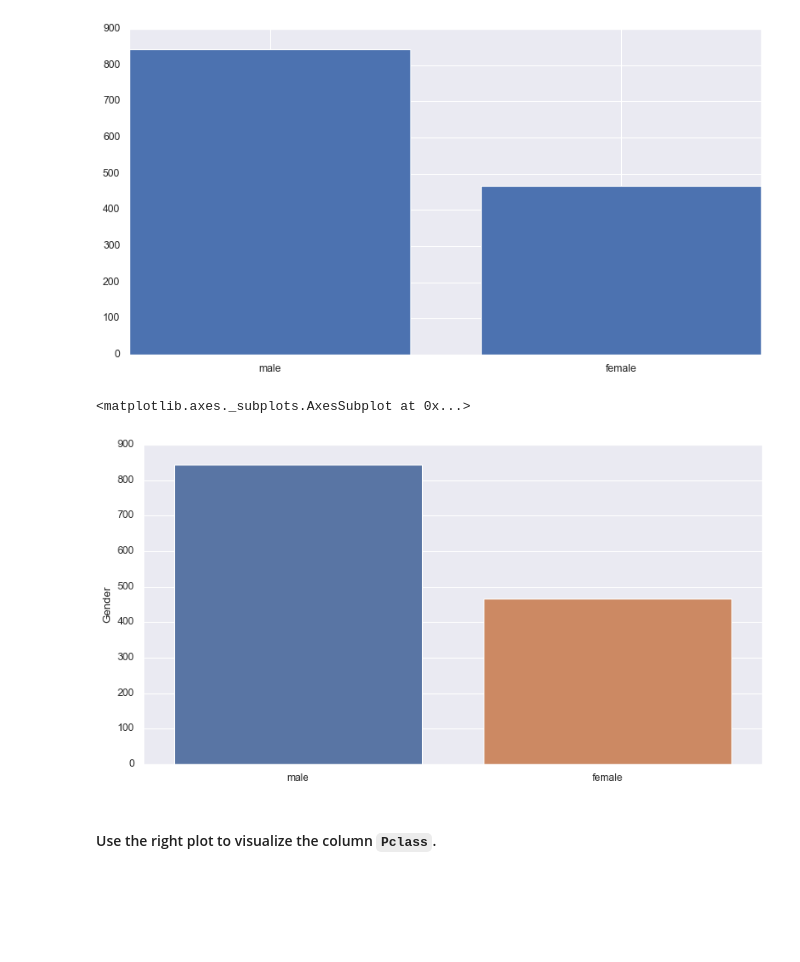
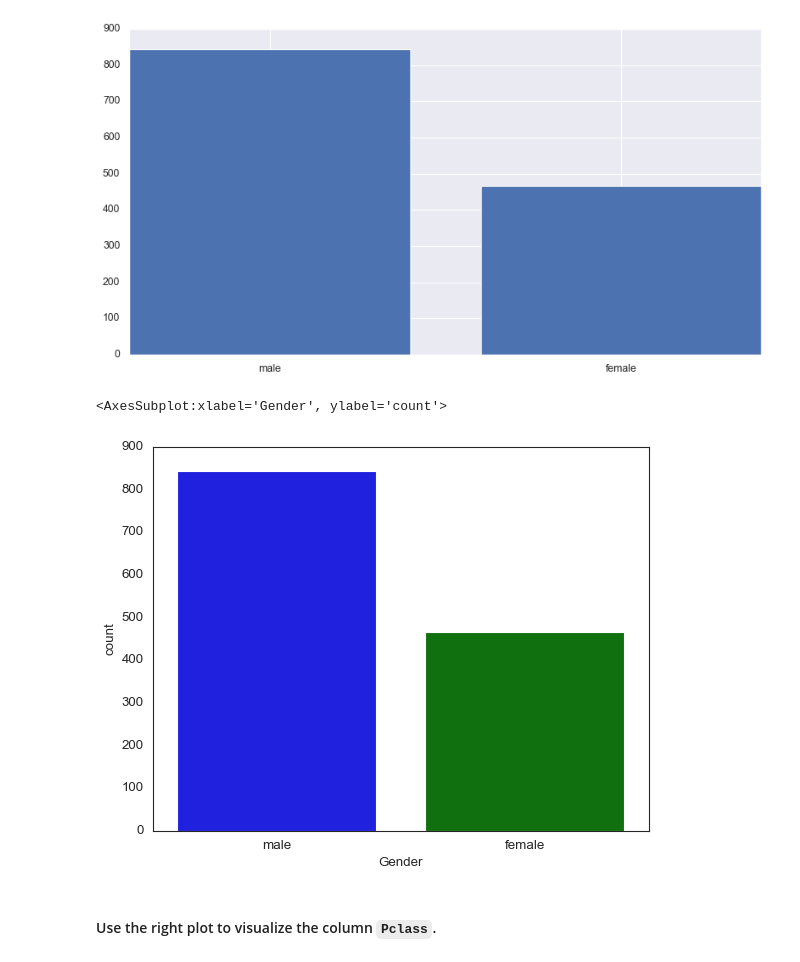
Before and after one commit to ta-data-remote/lab-matplotlib-seaborn, a Jupyter notebook: your-code/main.ipynb, the cells around one changed output. Drawn from its saved outputs; the diff is of its cells as text; code cells hidden in the pictures; blank space fills up the shorter version.

```diff
--- a/your-code/main.ipynb
+++ b/your-code/main.ipynb
@@ -104,0 +195,6 @@ How the average number of steps change by month. Use the appropriate visualizati
+# %%
+# your code here
+titanic_db = pd.read_csv('/Users/timeisenmenger/Desktop/Ironhack /Week5/Week5-Lab4/lab-matplotlib-seaborn/Datasets as CSV/titanic.csv')
+titanic = titanic_db.copy()
+
+titanic.head()
@@ -138,3 +274,7 @@ Index(['Name', 'Gender', 'Ticket', 'Cabin', 'Embarked'], dtype='object')
 **Hint**: To set the style you can use matplotlib or seaborn functions. Do some research on the matter.
 # %%
 # your code here 'search for plt set style'
+
+plt.figure(figsize=(12, 6))
+plt.style.use('classic')
+sns.set_style('white')
@@ -175,9 +344,10 @@ Index(['Name', 'Gender', 'Ticket', 'Cabin', 'Embarked'], dtype='object')
 # %%
 # Method 2 - seaborn
 # your code here
+sns.countplot(x=titanic['Gender'])
 # %% [output]
-<matplotlib.axes._subplots.AxesSubplot at 0x...>
+<AxesSubplot:xlabel='Gender', ylabel='count'>
-[figure, old version]
+[figure, new version]
 # %% [markdown]
 #### Use the right plot to visualize the column `Pclass`.
 # %%
```
Also changed, not shown: parts of 33 cells of this notebook, 2 other files.
